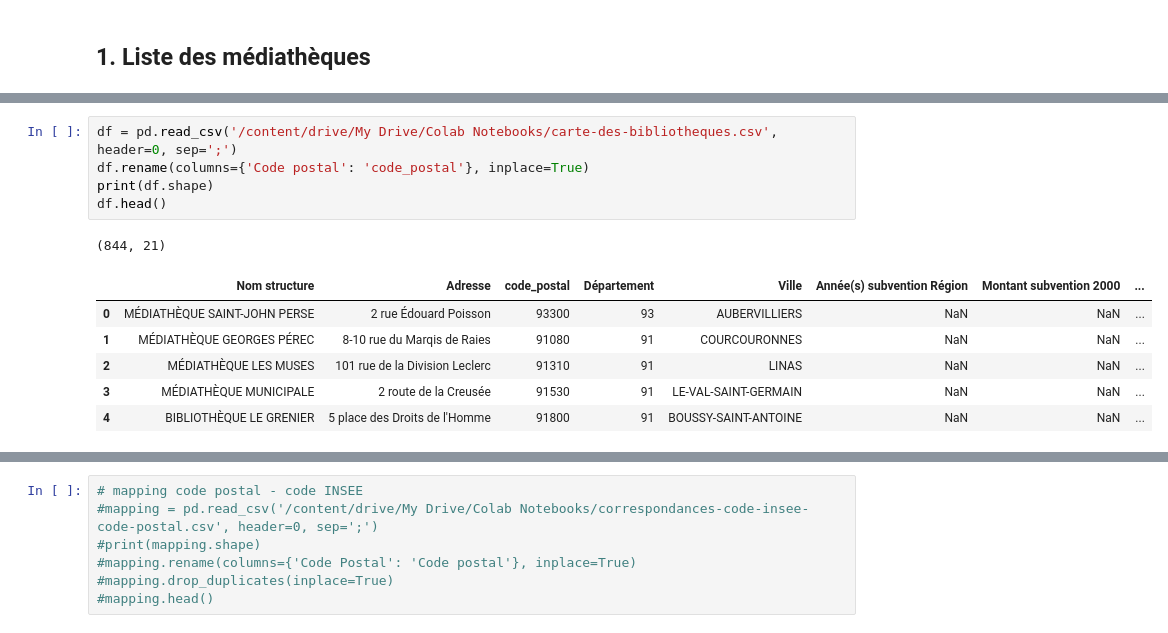
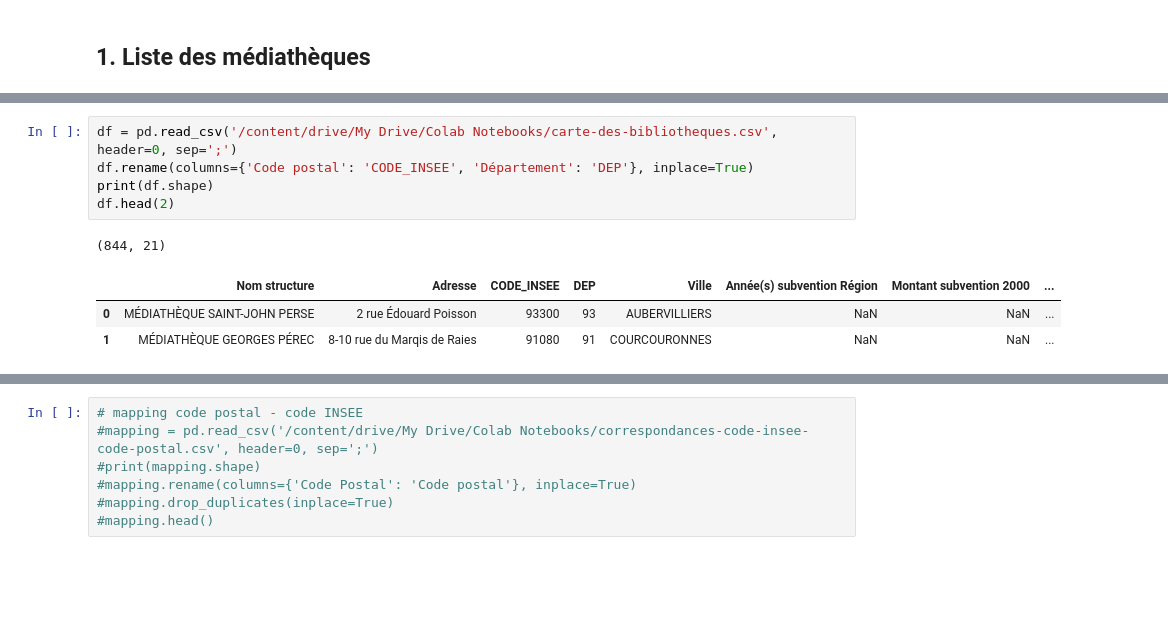
Before and after one commit to dataforgoodfr/batch8_mednum, a Jupyter notebook: notebooks/acces_information.ipynb, the cells around one changed output, grey strips where cells are left out. Saved outputs shown, nothing was run; the diff lists cells and outputs as text; blank space fills up the shorter version.

```diff
--- a/notebooks/acces_information.ipynb
+++ b/notebooks/acces_information.ipynb
@@ -75,14 +75,11 @@ commune
 # %%
 df = pd.read_csv('/content/drive/My Drive/Colab Notebooks/carte-des-bibliotheques.csv', header=0, sep=';')
-df.rename(columns={'Code postal': 'code_postal'}, inplace=True)
+df.rename(columns={'Code postal': 'CODE_INSEE', 'Département': 'DEP'}, inplace=True)
 print(df.shape)
-df.head()
+df.head(2)
 # %% [output]
 (844, 21)
-|  | Nom structure | Adresse | code_postal | Département | Ville | Année(s) subvention Région | Montant subvention 2000 | ... |
+|  | Nom structure | Adresse | CODE_INSEE | DEP | Ville | Année(s) subvention Région | Montant subvention 2000 | ... |
 | 0 | MÉDIATHÈQUE SAINT-JOHN PERSE | 2 rue Édouard Poisson | 93300 | 93 | AUBERVILLIERS | NaN | NaN | ... |
 | 1 | MÉDIATHÈQUE GEORGES PÉREC | 8-10 rue du Marqis de Raies | 91080 | 91 | COURCOURONNES | NaN | NaN | ... |
-| 2 | MÉDIATHÈQUE LES MUSES | 101 rue de la Division Leclerc | 91310 | 91 | LINAS | NaN | NaN | ... |
-| 3 | MÉDIATHÈQUE MUNICIPALE | 2 route de la Creusée | 91530 | 91 | LE-VAL-SAINT-GERMAIN | NaN | NaN | ... |
-| 4 | BIBLIOTHÈQUE LE GRENIER | 5 place des Droits de l'Homme | 91800 | 91 | BOUSSY-SAINT-ANTOINE | NaN | NaN | ... |
 # %%
```
Also changed, not shown: parts of 11 cells of this notebook.
